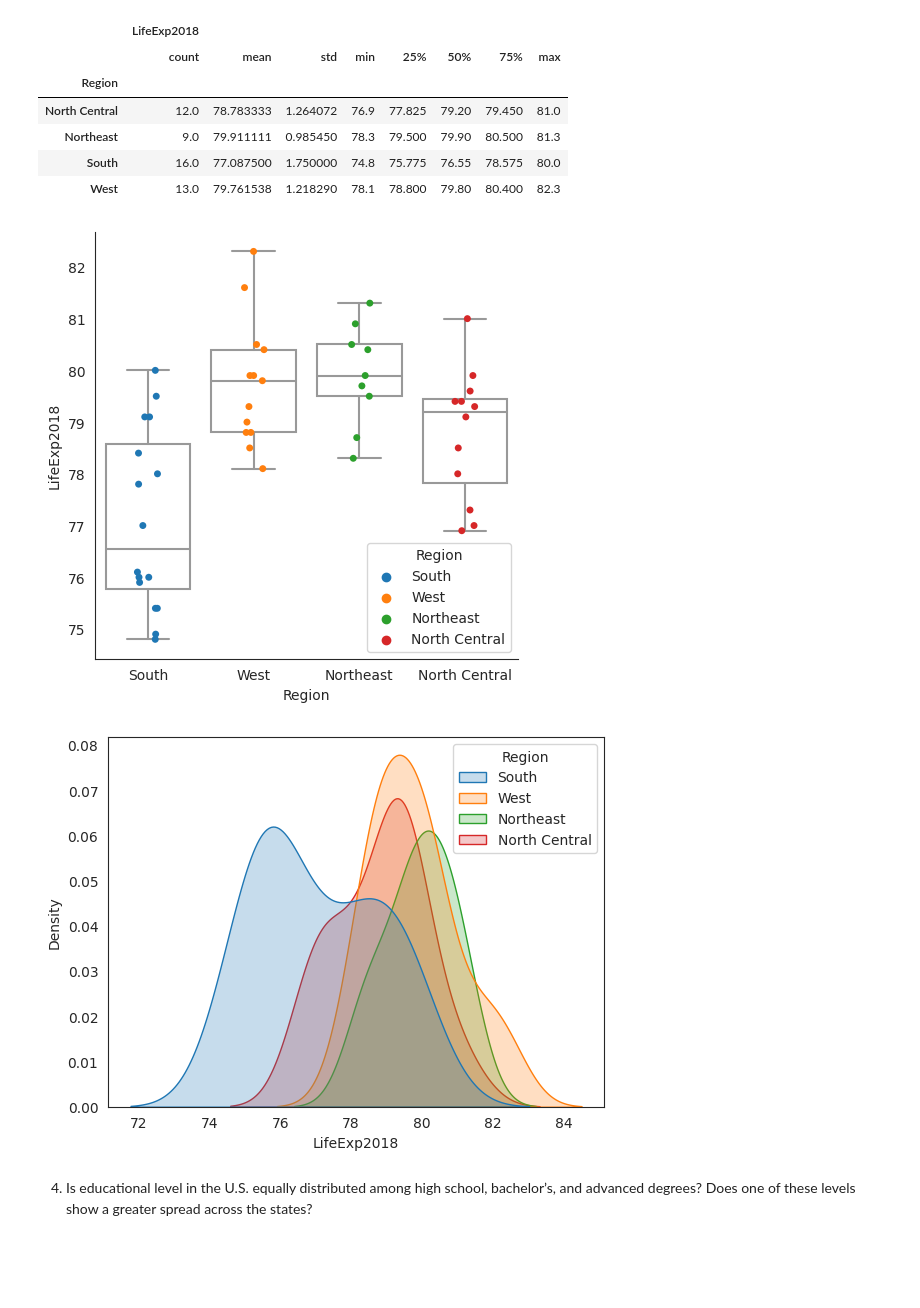
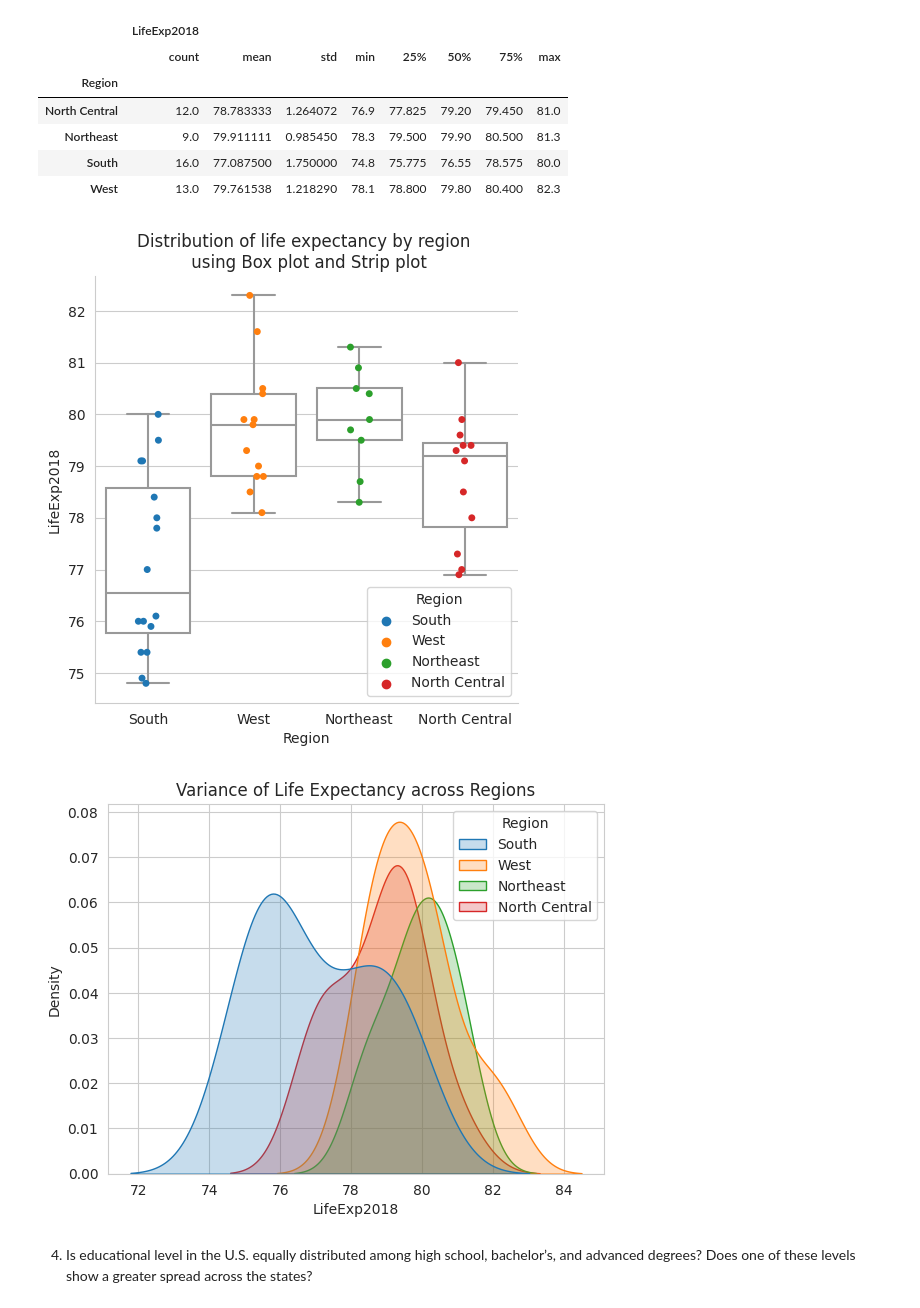
Before and after one commit to pallabee/Demographic-Data-Analysis, a Jupyter notebook: visualize_distributions.ipynb, the cells around one changed output. Drawn from its saved outputs; the diff is of its cells as text; code cells hidden in the pictures; blank space fills up the shorter version.

```diff
--- a/visualize_distributions.ipynb
+++ b/visualize_distributions.ipynb
@@ -69,7 +69,6 @@ plt.show()
 # Plot of the life empirical cumulative distribution function (ECDF) of life expectancy. The ECDF curve shows
 # what percent of states have a life expectancy greater than 80 years
 
-sns.set_style('whitegrid')
 sns.displot(merged_data['LifeExp2018'],kind = 'ecdf', linestyle = ':')
 plt.axvline(x = 80, color = 'green', linestyle = '--')
 plt.xlabel('Life Expectancy(2018)')
@@ -93,20 +92,24 @@ life_exp_data.groupby('Region').describe()
 | West | 13.0 | 79.761538 | 1.218290 | 78.1 | 78.800 | 79.80 | 80.400 | 82.3 |
 # %%
 # Box plot,strip plot to show distribution by region
-sns.set_style('white')
+
 sns.catplot(x = 'Region',y = 'LifeExp2018', data = life_exp_data, kind = "box" ,color = 'w')
 sns.stripplot(data=life_exp_data, x="Region", y="LifeExp2018", hue = 'Region')
+plt.title("Distribution of life expectancy by region \n using Box plot and Strip plot")
 plt.show()
 # %% [output]
-[figure, old version]
+[figure, new version]
 # %%
 # KDE plot to show distribution by region
+
 sns.kdeplot(
    data=life_exp_data, x="LifeExp2018", hue="Region",
    fill=True
-);
+)
+plt.title("Variance of Life Expectancy across Regions")
+plt.show()
 # %% [output]
-[figure, old version]
+[figure, new version]
 # %% [markdown]
 4. Is educational level in the U.S. equally distributed among high school, bachelor’s, and advanced degrees? Does one of these levels show a greater spread across the states?
 # %%
```
Also changed, not shown: parts of 6 cells of this notebook.
